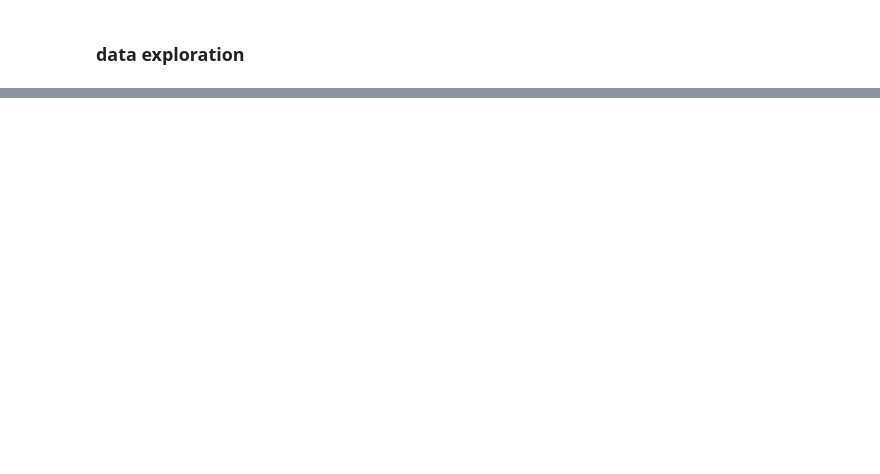
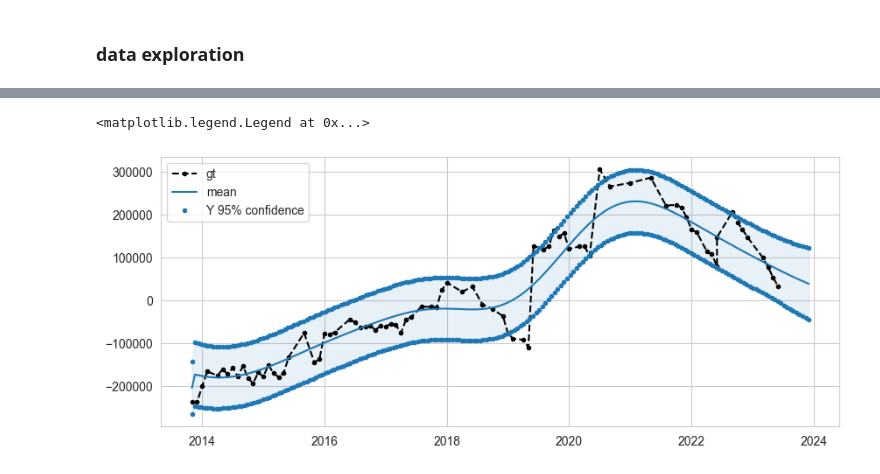
Before and after one commit to leslieDLcy/GP4SME, a Jupyter notebook: notebooks/test101.ipynb, the cells around one changed output, grey strips where cells are left out. Saved outputs shown, nothing was run; the diff lists cells and outputs as text; code cells hidden in the pictures; blank space fills up the shorter version.

```diff
--- a/notebooks/test101.ipynb
+++ b/notebooks/test101.ipynb
@@ -256,0 +359,12 @@ ax.yaxis.set_major_formatter('£{x:,.2f}')
+# %%
+# get the zero-mean process
+model = gpflow.models.GPR(
+    (X, y),
+    kernel=gpflow.kernels.SquaredExponential()
+    + gpflow.kernels.Periodic(gpflow.kernels.SquaredExponential(), period=1.0),
+    # likelihood=gpflow.likelihoods.Gaussian(scale=gpflow.functions.Polynomial(degree=2)),
+    noise_variance = 10_000,
+)
+
+opt = gpflow.optimizers.Scipy()
+opt.minimize(model.training_loss, model.trainable_variables)
@@ -256,0 +396,2 @@ ax.yaxis.set_major_formatter('£{x:,.2f}')
+# %%
+f_mean, f_var = model.predict_f(X_test, full_cov=False)
@@ -256,0 +401,2 @@ ax.yaxis.set_major_formatter('£{x:,.2f}')
+# %%
+y_mean, y_var = model.predict_y(X_test)
@@ -256,0 +407,25 @@ ax.yaxis.set_major_formatter('£{x:,.2f}')
+# %%
+y_lower = y_mean - 1.96 * np.sqrt(y_var)
+y_upper = y_mean + 1.96 * np.sqrt(y_var)
+# %%
+plt.figure(figsize=(10, 4))
+plt.plot(X, y, color="black", linestyle="dashed", label="gt", marker='.')
+
+# plt.plot(X, Y, "kx", mew=2, label="input data")
+
+plt.plot(X_test, f_mean, "-", color="C0", label="mean")
+# plt.plot(X_test, f_lower, "--", color="C0", label="f 95% confidence")
+# plt.plot(X_test, f_upper, "--", color="C0")
+# plt.fill_between(
+#     X_test[:, 0], f_lower[:, 0], f_upper[:, 0], color="C0", alpha=0.1
+# )
+
+plt.plot(X_test, y_lower, ".", color="C0", label="Y 95% confidence")
+plt.plot(X_test, y_upper, ".", color="C0")
+plt.fill_between(
+    X_test[:, 0], y_lower[:, 0], y_upper[:, 0], color="C0", alpha=0.1
+)
+plt.legend()
+# %% [output]
+<matplotlib.legend.Legend at 0x...>
+[figure, added]
```
Also changed, not shown: parts of 35 cells of this notebook, 1 other file.
